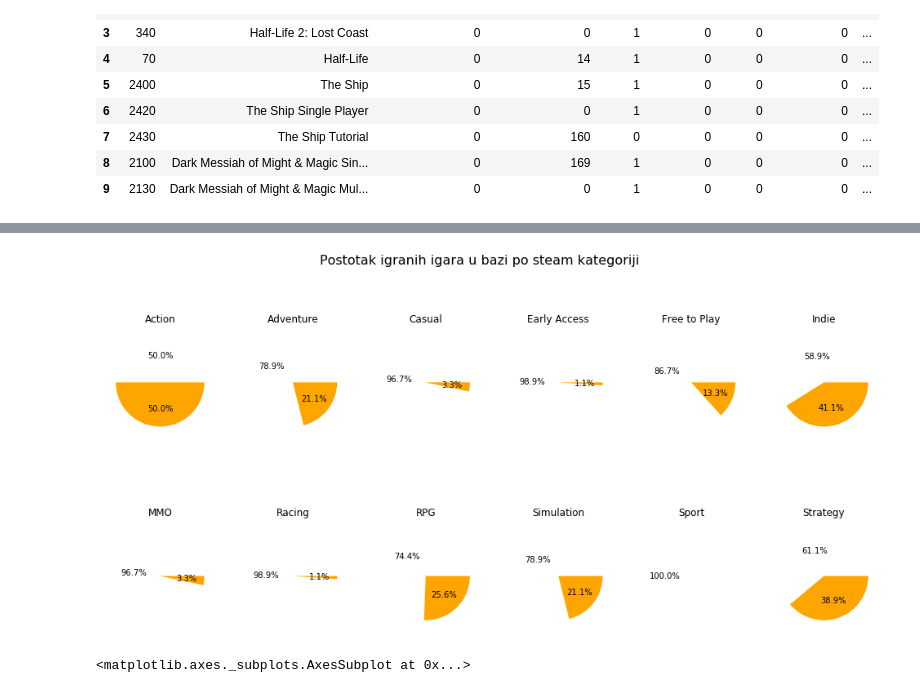
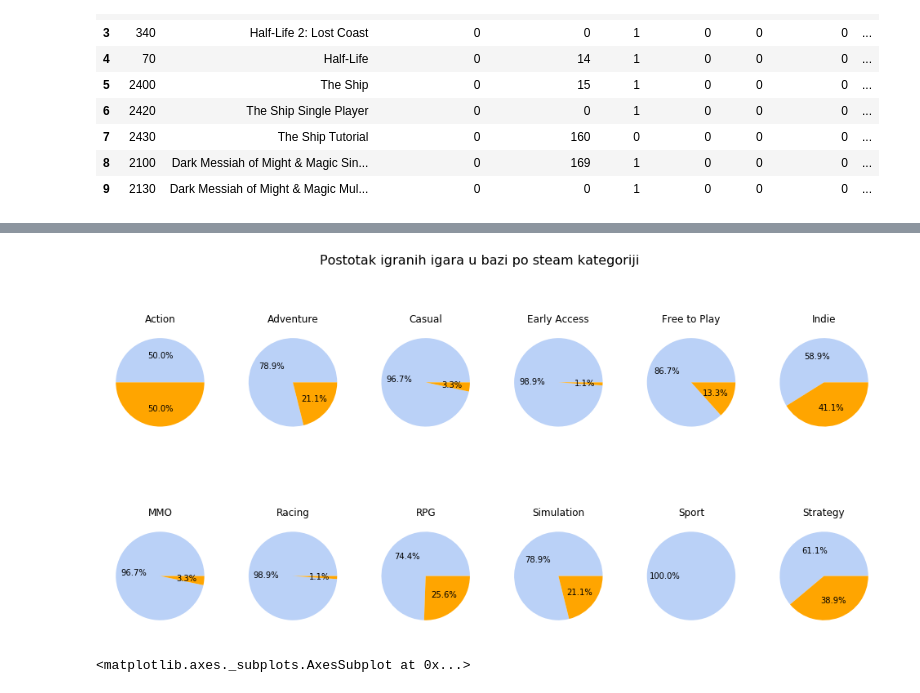
Before and after one commit to Zokvic/Projekt_Disruptivne_Tehnologije, a Jupyter notebook: SteamGameLibraryClearer.ipynb, the cells around one changed output, grey strips where cells are left out. Saved outputs shown, nothing was run; the diff lists cells and outputs as text; code cells hidden in the pictures.

```diff
--- a/SteamGameLibraryClearer.ipynb
+++ b/SteamGameLibraryClearer.ipynb
@@ -184,35 +184,35 @@ plt.gcf().set_size_inches(17,8)
 # %%
 fig, axs = plt.subplots(2, 6)
 fig.suptitle("Postotak igranih igara u bazi po steam kategoriji", fontsize = 16)
 
-axs[0, 0].pie(dff["action"][dff["4ever"]==1].value_counts(sort=False),colors=["#FFFFFF","orange"],autopct='%1.1f%%')
+axs[0, 0].pie(dff["action"][dff["4ever"]==1].value_counts(sort=False),colors=["#bad1f7","orange"],autopct='%1.1f%%')
 axs[0, 0].set_title("Action")
-axs[0, 1].pie(dff["adventure"][dff["4ever"]==1].value_counts(sort=False),colors=["#FFFFFF","orange"],autopct='%1.1f%%')
+axs[0, 1].pie(dff["adventure"][dff["4ever"]==1].value_counts(sort=False),colors=["#bad1f7","orange"],autopct='%1.1f%%')
 axs[0, 1].set_title("Adventure")
-axs[0, 2].pie(dff["casual"][dff["4ever"]==1].value_counts(sort=False),colors=["#FFFFFF","orange"],autopct='%1.1f%%')
+axs[0, 2].pie(dff["casual"][dff["4ever"]==1].value_counts(sort=False),colors=["#bad1f7","orange"],autopct='%1.1f%%')
 axs[0, 2].set_title("Casual")
-axs[0, 3].pie(dff["early access"][dff["4ever"]==1].value_counts(sort=False),colors=["#FFFFFF","orange"],autopct='%1.1f%%')
+axs[0, 3].pie(dff["early access"][dff["4ever"]==1].value_counts(sort=False),colors=["#bad1f7","orange"],autopct='%1.1f%%')
 axs[0, 3].set_title("Early Access")
-axs[0, 4].pie(dff["free to play"][dff["4ever"]==1].value_counts(sort=False),colors=["#FFFFFF","orange"],autopct='%1.1f%%')
+axs[0, 4].pie(dff["free to play"][dff["4ever"]==1].value_counts(sort=False),colors=["#bad1f7","orange"],autopct='%1.1f%%')
 axs[0, 4].set_title("Free to Play")
-axs[0, 5].pie(dff["indie"][dff["4ever"]==1].value_counts(sort=False),colors=["#FFFFFF","orange"],autopct='%1.1f%%')
+axs[0, 5].pie(dff["indie"][dff["4ever"]==1].value_counts(sort=False),colors=["#bad1f7","orange"],autopct='%1.1f%%')
 axs[0, 5].set_title("Indie")
-axs[1, 0].pie(dff["massively multiplayer"][dff["4ever"]==1].value_counts(sort=False),colors=["#FFFFFF","orange"],autopct='%1.1f%%')
+axs[1, 0].pie(dff["massively multiplayer"][dff["4ever"]==1].value_counts(sort=False),colors=["#bad1f7","orange"],autopct='%1.1f%%')
 axs[1, 0].set_title("MMO")
-axs[1, 1].pie(dff["racing"][dff["4ever"]==1].value_counts(sort=False),colors=["#FFFFFF","orange"],autopct='%1.1f%%')
+axs[1, 1].pie(dff["racing"][dff["4ever"]==1].value_counts(sort=False),colors=["#bad1f7","orange"],autopct='%1.1f%%')
 axs[1, 1].set_title("Racing")
-axs[1, 2].pie(dff["rpg"][dff["4ever"]==1].value_counts(sort=False),colors=["#FFFFFF","orange"],autopct='%1.1f%%')
+axs[1, 2].pie(dff["rpg"][dff["4ever"]==1].value_counts(sort=False),colors=["#bad1f7","orange"],autopct='%1.1f%%')
 axs[1, 2].set_title("RPG")
-axs[1, 3].pie(dff["simulation"][dff["4ever"]==1].value_counts(sort=False),colors=["#FFFFFF","orange"],autopct='%1.1f%%')
+axs[1, 3].pie(dff["simulation"][dff["4ever"]==1].value_counts(sort=False),colors=["#bad1f7","orange"],autopct='%1.1f%%')
 axs[1, 3].set_title("Simulation")
-axs[1, 4].pie(dff["sport"][dff["4ever"]==1].value_counts(sort=False),colors=["#FFFFFF","orange"],autopct='%1.1f%%')
+axs[1, 4].pie(dff["sport"][dff["4ever"]==1].value_counts(sort=False),colors=["#bad1f7","orange"],autopct='%1.1f%%')
 axs[1, 4].set_title("Sport")
-axs[1, 5].pie(dff["strategy"][dff["4ever"]==1].value_counts(sort=False),colors=["#FFFFFF","orange"],autopct='%1.1f%%')
+axs[1, 5].pie(dff["strategy"][dff["4ever"]==1].value_counts(sort=False),colors=["#bad1f7","orange"],autopct='%1.1f%%')
 axs[1, 5].set_title("Strategy")
 
 plt.gcf().set_size_inches(17,8)
 # %% [output]
-[figure, old version]
+[figure, new version]
 # %%
 korelacija = dff.drop(["appid","name","playtime_2weeks","playtime_forever"],axis=1)
 sns.heatmap(korelacija.corr())
```
Also changed, not shown: parts of 5 cells of this notebook.
